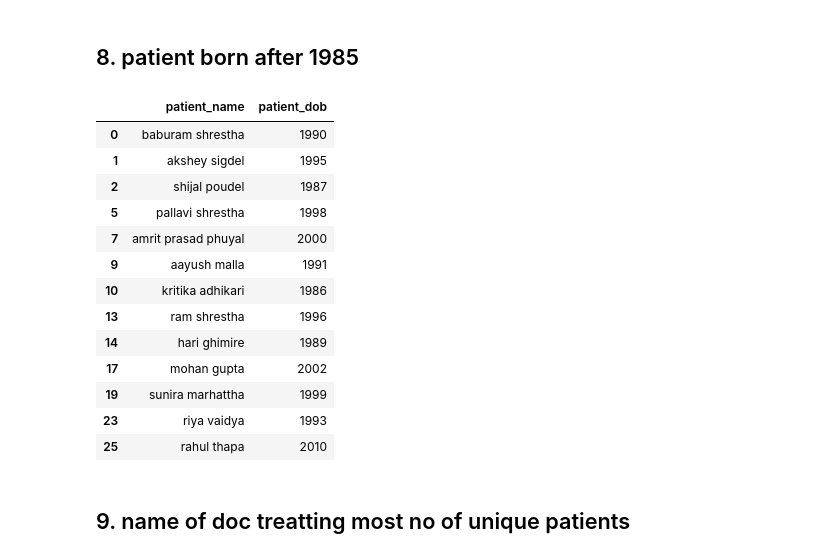
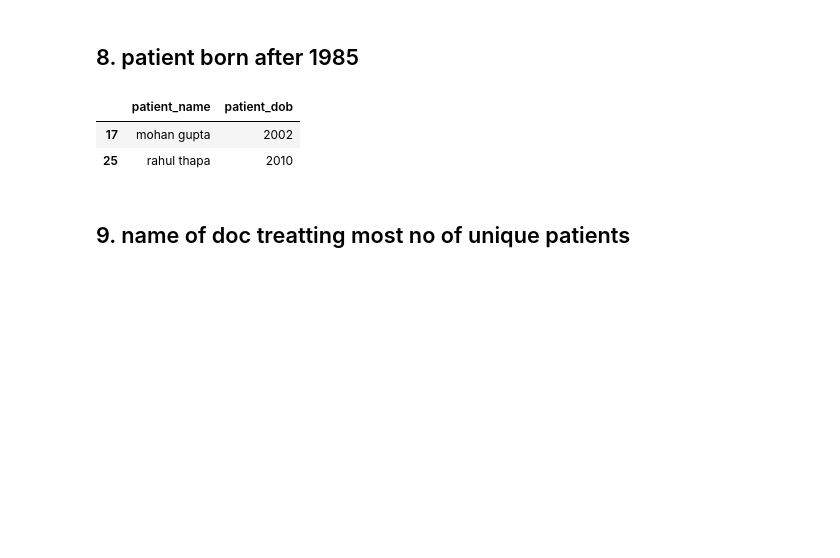
Before and after one commit to stha-pallavii/API_ORM_Pandas_Project, a Jupyter notebook: pandas_package_test.ipynb, the cells around one changed output. Cells and saved outputs as stored; diff of their text form; code cells hidden in the pictures; blank space fills up the shorter version.

Commit message:
beasutiful json render and  edited after_year method for question 8

```diff
--- a/pandas_package_test.ipynb
+++ b/pandas_package_test.ipynb
@@ -28,21 +28,10 @@ f.group_by_gender(patient_df)
 # %%
 from pd_functions import functions as f
 patient_df = pd.read_csv('patient.csv')
-f.after_1985(patient_df)
+f.after_year(patient_df,2000)
 # %% [output]
 |  | patient_name | patient_dob |
-| 0 | baburam shrestha | 1990 |
-| 1 | akshey sigdel | 1995 |
-| 2 | shijal poudel | 1987 |
-| 5 | pallavi shrestha | 1998 |
-| 7 | amrit prasad phuyal | 2000 |
-| 9 | aayush malla | 1991 |
-| 10 | kritika adhikari | 1986 |
-| 13 | ram shrestha | 1996 |
-| 14 | hari ghimire | 1989 |
 | 17 | mohan gupta | 2002 |
-| 19 | sunira marhattha | 1999 |
-| 23 | riya vaidya | 1993 |
 | 25 | rahul thapa | 2010 |
 # %% [markdown]
 ## 9. name of doc treatting most no of unique patients
```
Also changed, not shown: 3 other files.
